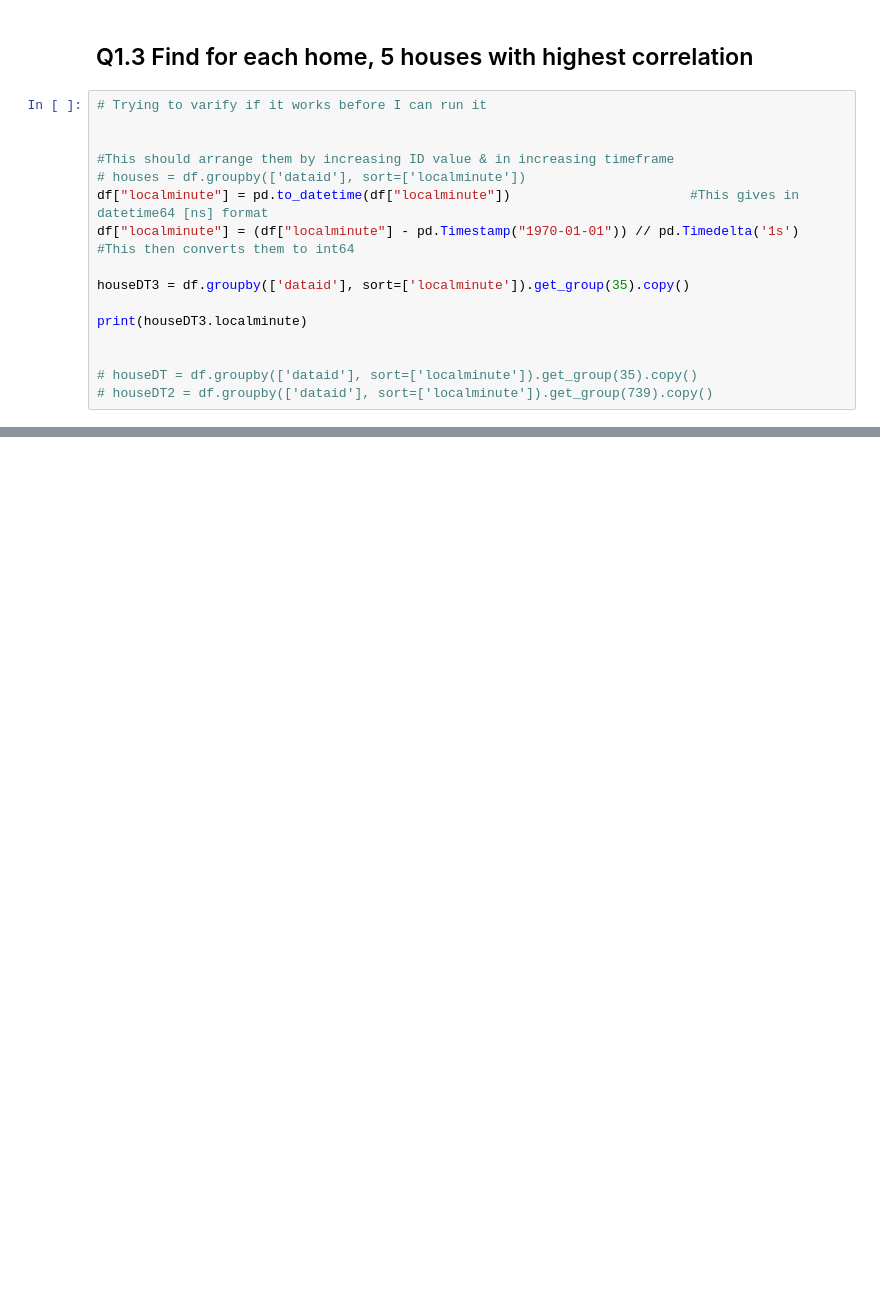
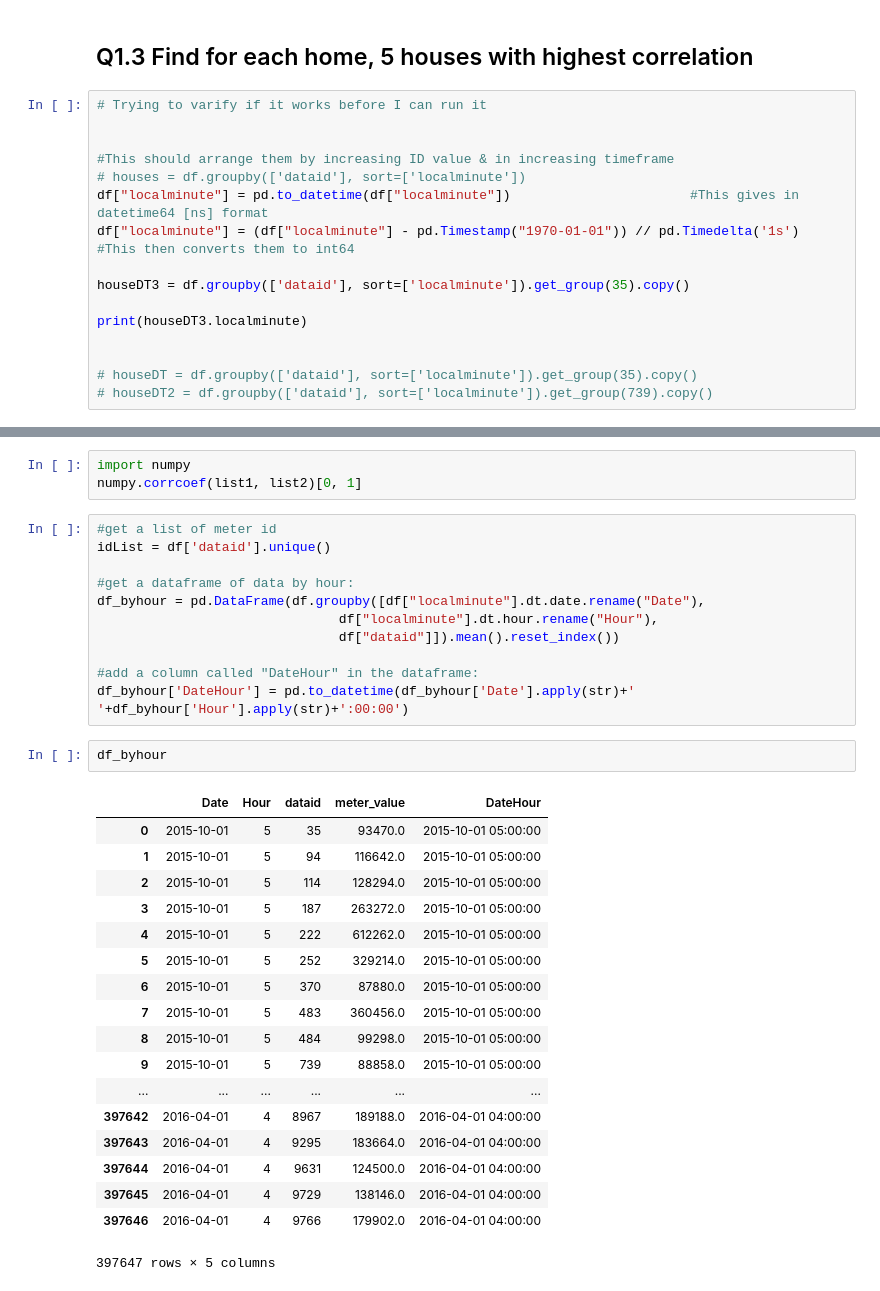
Before and after one commit to nicholasluimy/EE4211-project, a Jupyter notebook: EE4211-project.ipynb, the cells around one changed output, grey strips where cells are left out. Saved outputs shown, nothing was run; the diff lists cells and outputs as text; blank space fills up the shorter version.

```diff
--- a/EE4211-project.ipynb
+++ b/EE4211-project.ipynb
@@ -499,0 +455,35 @@ print(houseDT3.localminute)
+# %%
+import numpy
+numpy.corrcoef(list1, list2)[0, 1]
+# %%
+#get a list of meter id
+idList = df['dataid'].unique()
+
+#get a dataframe of data by hour:
+df_byhour = pd.DataFrame(df.groupby([df["localminute"].dt.date.rename("Date"),
+                               df["localminute"].dt.hour.rename("Hour"),
+                               df["dataid"]]).mean().reset_index())
+
+#add a column called "DateHour" in the dataframe:
+df_byhour['DateHour'] = pd.to_datetime(df_byhour['Date'].apply(str)+' '+df_byhour['Hour'].apply(str)+':00:00')
+# %%
+df_byhour
+# %% [output]
+|  | Date | Hour | dataid | meter_value | DateHour |
+| 0 | 2015-10-01 | 5 | 35 | 93470.0 | 2015-10-01 05:00:00 |
+| 1 | 2015-10-01 | 5 | 94 | 116642.0 | 2015-10-01 05:00:00 |
+| 2 | 2015-10-01 | 5 | 114 | 128294.0 | 2015-10-01 05:00:00 |
+| 3 | 2015-10-01 | 5 | 187 | 263272.0 | 2015-10-01 05:00:00 |
+| 4 | 2015-10-01 | 5 | 222 | 612262.0 | 2015-10-01 05:00:00 |
+| 5 | 2015-10-01 | 5 | 252 | 329214.0 | 2015-10-01 05:00:00 |
+| 6 | 2015-10-01 | 5 | 370 | 87880.0 | 2015-10-01 05:00:00 |
+| 7 | 2015-10-01 | 5 | 483 | 360456.0 | 2015-10-01 05:00:00 |
+| 8 | 2015-10-01 | 5 | 484 | 99298.0 | 2015-10-01 05:00:00 |
+| 9 | 2015-10-01 | 5 | 739 | 88858.0 | 2015-10-01 05:00:00 |
+| ... | ... | ... | ... | ... | ... |
+| 397642 | 2016-04-01 | 4 | 8967 | 189188.0 | 2016-04-01 04:00:00 |
+| 397643 | 2016-04-01 | 4 | 9295 | 183664.0 | 2016-04-01 04:00:00 |
+| 397644 | 2016-04-01 | 4 | 9631 | 124500.0 | 2016-04-01 04:00:00 |
+| 397645 | 2016-04-01 | 4 | 9729 | 138146.0 | 2016-04-01 04:00:00 |
+| 397646 | 2016-04-01 | 4 | 9766 | 179902.0 | 2016-04-01 04:00:00 |
+397647 rows × 5 columns
```
Also changed, not shown: parts of 13 cells of this notebook.
